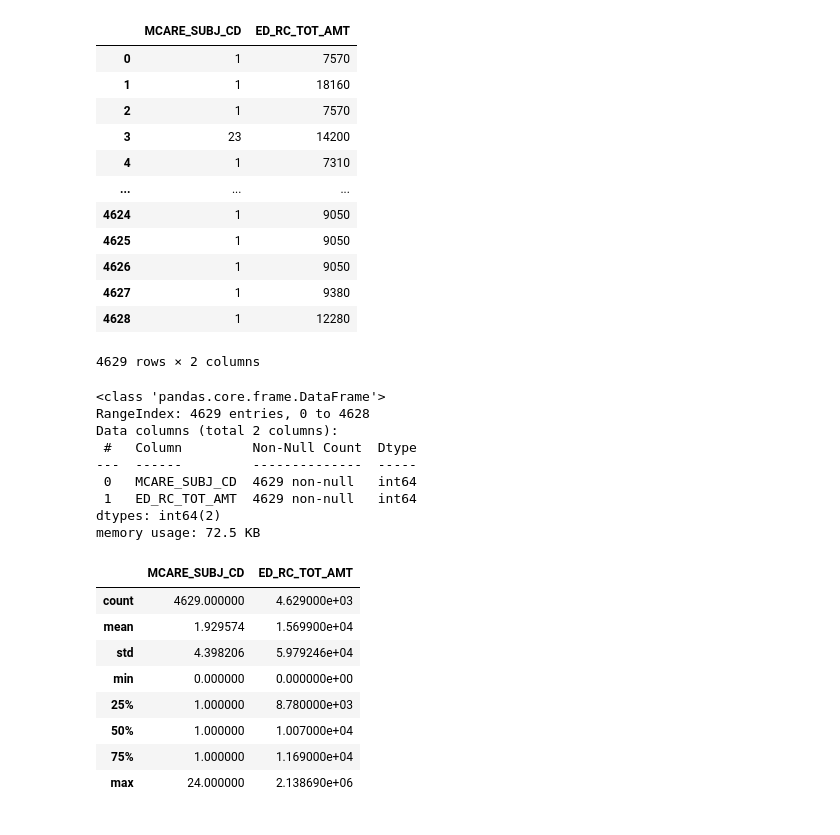
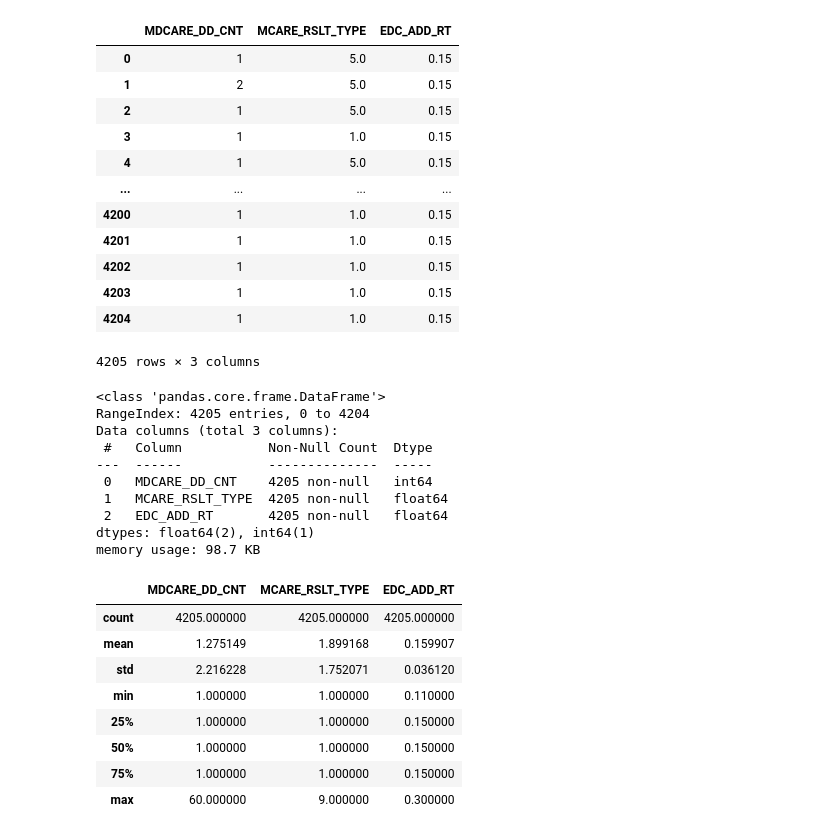
Before and after one commit to hhyowon/toy_data_analysis, a Jupyter notebook: Join_Collection_BND_M20/DDA/Join_Collection_BND_M20_DDA_goni.ipynb, the cells around one changed output. Saved outputs shown, nothing was run; the diff lists cells and outputs as text; code cells hidden in the pictures.

```diff
--- a/Join_Collection_BND_M20/DDA/Join_Collection_BND_M20_DDA_goni.ipynb
+++ b/Join_Collection_BND_M20/DDA/Join_Collection_BND_M20_DDA_goni.ipynb
@@ -5,6 +5,6 @@ mpl.rc('font',family='Malgun Gothic')   #한글처리
 import seaborn as sns
 import pandas as pd
 # %%
-df_I10= pd.read_csv('../datasets/Join_Collection_NSC2_BND_M20.csv')
+df_I10= pd.read_csv('../../datasets/Join_Collection_NSC2_BND_M20.csv')
 df_I10.columns
 # %% [output]
@@ -30,41 +19,42 @@ df_I10
 # %%
-df_I10_Goni = df_I10[['MCARE_SUBJ_CD','ED_RC_TOT_AMT']]
+df_I10_Goni = df_I10[['MDCARE_DD_CNT','MCARE_RSLT_TYPE', 'EDC_ADD_RT']]
 df_I10_Goni
 # %% [output]
-|  | MCARE_SUBJ_CD | ED_RC_TOT_AMT |
-| 0 | 1 | 7570 |
-| 1 | 1 | 18160 |
-| 2 | 1 | 7570 |
-| 3 | 23 | 14200 |
-| 4 | 1 | 7310 |
-| ... | ... | ... |
-| 4624 | 1 | 9050 |
-| 4625 | 1 | 9050 |
-| 4626 | 1 | 9050 |
-| 4627 | 1 | 9380 |
-| 4628 | 1 | 12280 |
+|  | MDCARE_DD_CNT | MCARE_RSLT_TYPE | EDC_ADD_RT |
+| 0 | 1 | 5.0 | 0.15 |
+| 1 | 2 | 5.0 | 0.15 |
+| 2 | 1 | 5.0 | 0.15 |
+| 3 | 1 | 1.0 | 0.15 |
+| 4 | 1 | 5.0 | 0.15 |
+| ... | ... | ... | ... |
+| 4200 | 1 | 1.0 | 0.15 |
+| 4201 | 1 | 1.0 | 0.15 |
+| 4202 | 1 | 1.0 | 0.15 |
+| 4203 | 1 | 1.0 | 0.15 |
+| 4204 | 1 | 1.0 | 0.15 |
-4629 rows × 2 columns
+4205 rows × 3 columns
 # %%
 df_I10_Goni.info()
 # %% [output]
 <class 'pandas.core.frame.DataFrame'>
-RangeIndex: 4629 entries, 0 to 4628
-Data columns (total 2 columns):
- #   Column         Non-Null Count  Dtype
----  ------         --------------  -----
- 0   MCARE_SUBJ_CD  4629 non-null   int64
- 1   ED_RC_TOT_AMT  4629 non-null   int64
-dtypes: int64(2)
-memory usage: 72.5 KB
+RangeIndex: 4205 entries, 0 to 4204
+Data columns (total 3 columns):
+ #   Column           Non-Null Count  Dtype
+---  ------           --------------  -----
+ 0   MDCARE_DD_CNT    4205 non-null   int64
+ 1   MCARE_RSLT_TYPE  4205 non-null   float64
+ 2   EDC_ADD_RT       4205 non-null   float64
+dtypes: float64(2), int64(1)
+memory usage: 98.7 KB
 # %%
 df_I10_Goni.describe()
 # %% [output]
-|  | MCARE_SUBJ_CD | ED_RC_TOT_AMT |
-| count | 4629.000000 | 4.629000e+03 |
-| mean | 1.929574 | 1.569900e+04 |
-| std | 4.398206 | 5.979246e+04 |
-| min | 0.000000 | 0.000000e+00 |
-| 25% | 1.000000 | 8.780000e+03 |
-| 50% | 1.000000 | 1.007000e+04 |
-| 75% | 1.000000 | 1.169000e+04 |
-| max | 24.000000 | 2.138690e+06 |
+|  | MDCARE_DD_CNT | MCARE_RSLT_TYPE | EDC_ADD_RT |
+| count | 4205.000000 | 4205.000000 | 4205.000000 |
+| mean | 1.275149 | 1.899168 | 0.159907 |
+| std | 2.216228 | 1.752071 | 0.036120 |
+| min | 1.000000 | 1.000000 | 0.110000 |
+| 25% | 1.000000 | 1.000000 | 0.150000 |
+| 50% | 1.000000 | 1.000000 | 0.150000 |
+| 75% | 1.000000 | 1.000000 | 0.150000 |
+| max | 60.000000 | 9.000000 | 0.300000 |
```
Also changed, not shown: parts of 6 cells of this notebook, 14 other files.
